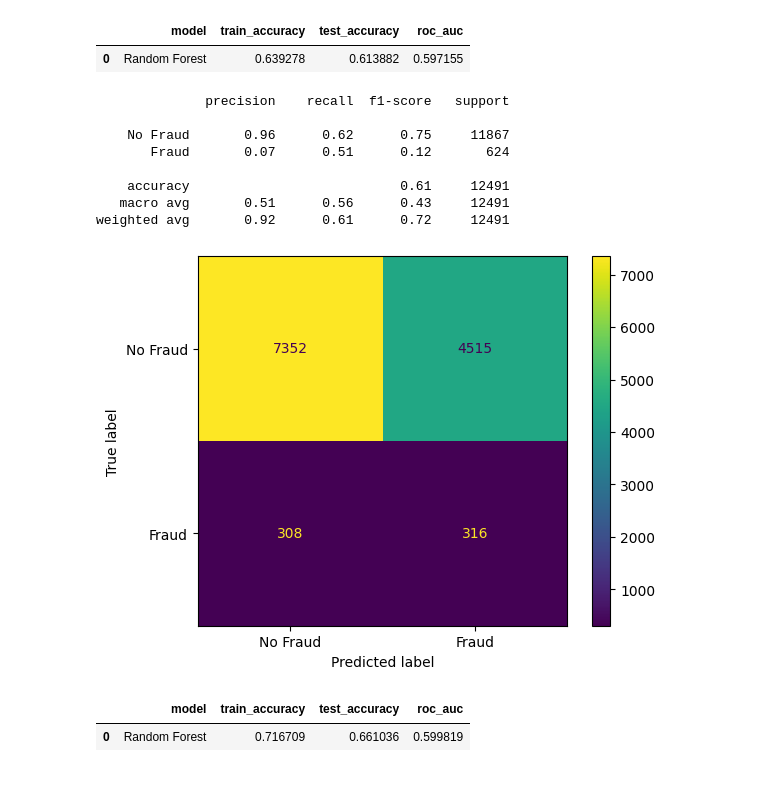
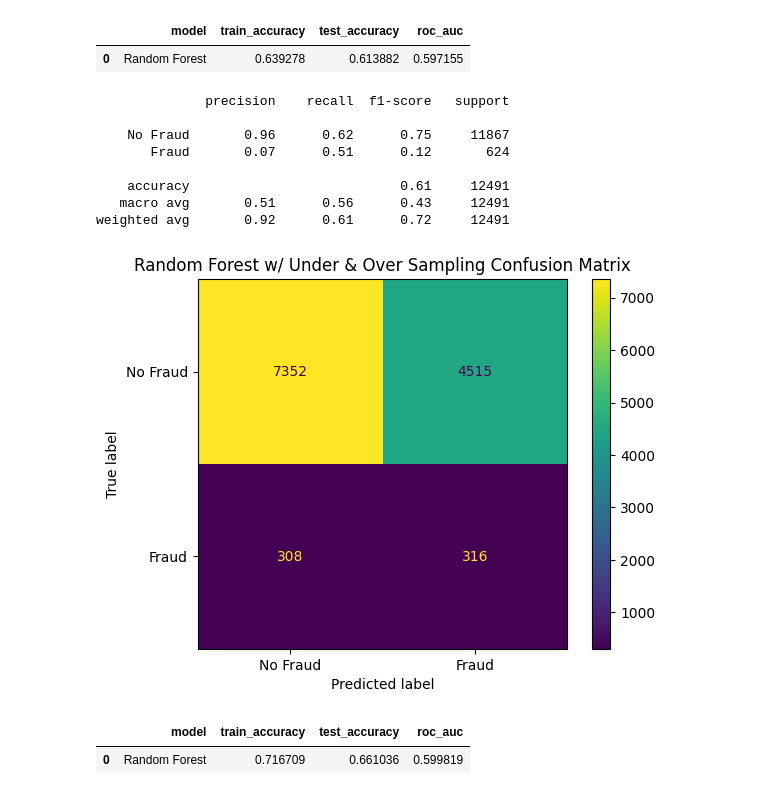
Before and after one commit to Flippyfun02/ds2010-finalproject, a Jupyter notebook: fraud_decision_tree.ipynb, the cells around one changed output. Cells and saved outputs as stored; diff of their text form; code cells hidden in the pictures.

```diff
--- a/fraud_decision_tree.ipynb
+++ b/fraud_decision_tree.ipynb
@@ -540,20 +534,21 @@ pd.DataFrame([rf_results])
 # %%
 rf_y_pred = rf_clf.predict(X_test_final)
 
 rf_cm = confusion_matrix(y_test_grouped, rf_y_pred)
-ConfusionMatrixDisplay(rf_cm, display_labels=["No Fraud", "Fraud"]).plot()
+disp = ConfusionMatrixDisplay(rf_cm, display_labels=["No Fraud", "Fraud"]).plot()
+disp.ax_.set_title("Random Forest w/ Under & Over Sampling Confusion Matrix") # set title
 
 print(classification_report(y_test_grouped, rf_y_pred, target_names=target_names))
 # %% [output]
               precision    recall  f1-score   support
 
     No Fraud       0.96      0.62      0.75     11867
        Fraud       0.07      0.51      0.12       624
 
     accuracy                           0.61     12491
    macro avg       0.51      0.56      0.43     12491
 weighted avg       0.92      0.61      0.72     12491
-[figure, old version]
+[figure, new version]
 # %%
 from imblearn.ensemble import BalancedRandomForestClassifier
 
```
Also changed, not shown: parts of 2 cells of this notebook.
